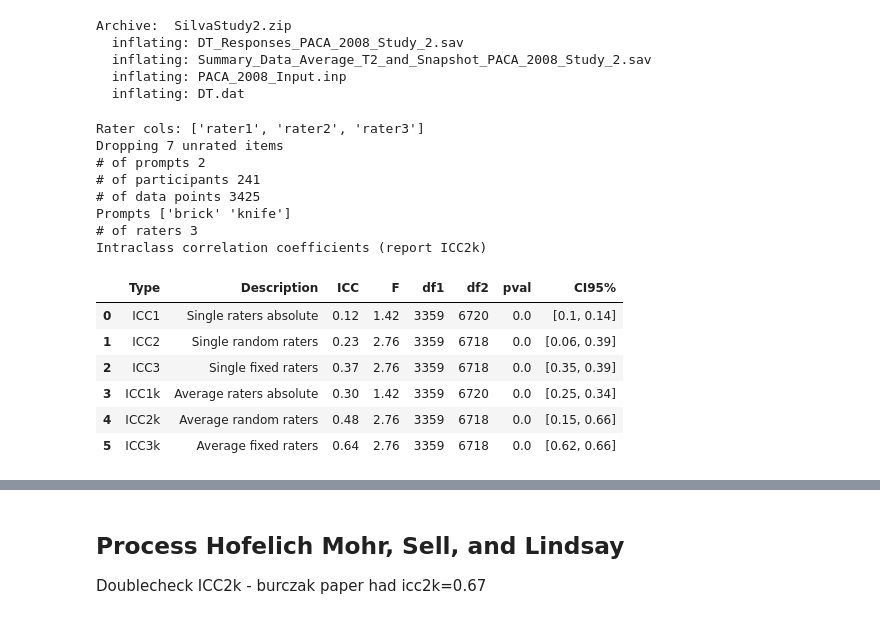
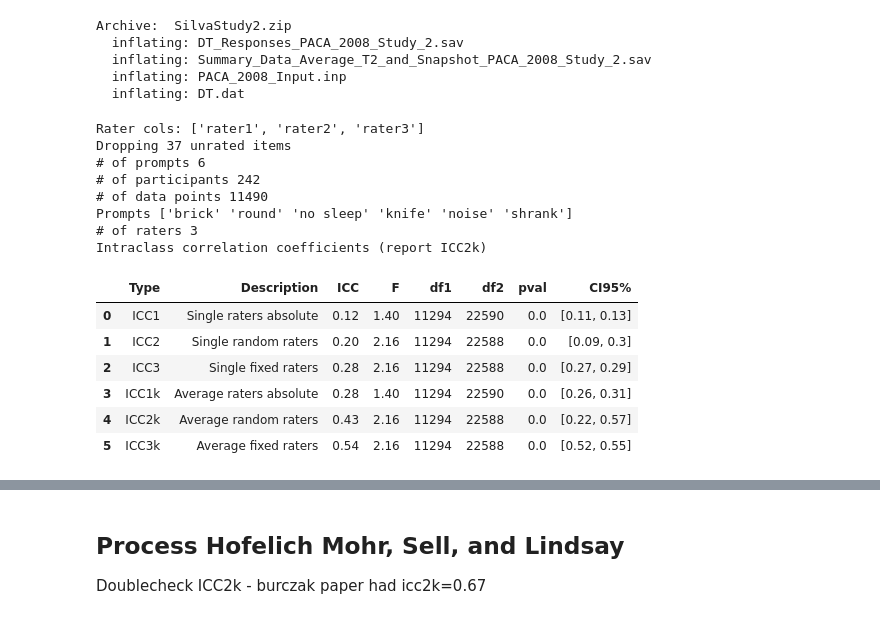
Before and after one commit to massivetexts/llm_aut_study, a Jupyter notebook: notebooks/Process_AUT_GT.ipynb, the cells around one changed output, grey strips where cells are left out. Drawn from its saved outputs; the diff is of its cells as text; code cells hidden in the pictures.

```diff
--- a/notebooks/Process_AUT_GT.ipynb
+++ b/notebooks/Process_AUT_GT.ipynb
@@ -166,0 +211,9 @@ Intraclass correlation coefficients (report ICC2k)
+# %%
+src = 'hass17'
+all_ratings = []
+for sheet, prompt in [('br_exp1', 'brick'),('br_exp2', 'brick'),('bot_exp1', 'bottle'),('bot_exp2', 'bottle')]:
+    data = pd.read_excel('hass17.xslx', sheet_name=sheet) #.rename(columns={'subject':'participant','response_order':'response_num'})
+    data['prompt'] = prompt
+    all_ratings.append(data)
+hassratings = pd.concat(all_ratings).rename(columns={'response':'cleaned'})
+participants = pd.concat([pd.read_excel('hass17responses1.xslx'), pd.read_excel('hass17responses2.xslx')])
@@ -191,39 +276,40 @@ Archive:  SilvaStudy2.zip
 # %%
 src = 'setal08'
 promptref = ['brick', 'round', 'no sleep', 'knife', 'noise', 'shrank']
 qref = ["What is a surprising use for a BRICK?",
-        "What are surprising things that are ROUND?",
-        "What are surprising consequences if people needed NO SLEEP?",
+        "What is a surprising thing that is ROUND?",
+        "What would be a surprising consequence if PEOPLE NEEDED NO SLEEP?",
         "What is a surprising use for a KNIFE?",
-        "What are surprising things that make a NOISE?",
-        "What are surprising consequences if everyone SHRANK to 12 inches tall?"]
+        "What is a surprising thing that makes a NOISE?",
+        "What would be a surprising consequence if EVERYONE SHRANK TO 12 INCHES TALL?"]
+typeref = ['uses', 'instances', 'consequences', 'uses', 'instances', 'consequences']
 qref_dict = dict(zip(promptref, qref))
 
 df, meta = pyreadstat.read_sav('/content/DT_Responses_PACA_2008_Study_2.sav')
 df = df.rename(columns={'subject':'participant', 'order':'response_num'})
 df['prompt'] = df.task.apply(lambda x: promptref[int(x)-1])
-# Focus only on AUT task
-df = df[df.prompt.isin(['brick', 'knife'])]
+df['type'] = df.task.apply(lambda x: typeref[int(x)-1])
 df['participant'] = df['participant'].astype(int)
+df['question'] = df.prompt.apply(lambda x: qref_dict[x])
 # doublecheck - burczak reported ICC2k as 0.48
 df = prep_general(df, src, include_stats=True, return_full=True,
                   include_rater_std=include_rater_std)
-df['question'] = df.prompt.apply(lambda x: qref_dict[x])
+
 datasets[src] = df[returncols]
-datasets[src].sample()
+datasets[src].sample(2)
 # %% [output]
 Rater cols: ['rater1', 'rater2', 'rater3']
-Dropping 7 unrated items
-# of prompts 2
-# of participants 241
-# of data points 3425
-Prompts ['brick' 'knife']
+Dropping 37 unrated items
+# of prompts 6
+# of participants 242
+# of data points 11490
+Prompts ['brick' 'round' 'no sleep' 'knife' 'noise' 'shrank']
 # of raters 3
 Intraclass correlation coefficients (report ICC2k)
 |  | Type | Description | ICC | F | df1 | df2 | pval | CI95% |
-| 0 | ICC1 | Single raters absolute | 0.12 | 1.42 | 3359 | 6720 | 0.0 | [0.1, 0.14] |
-| 1 | ICC2 | Single random raters | 0.23 | 2.76 | 3359 | 6718 | 0.0 | [0.06, 0.39] |
-| 2 | ICC3 | Single fixed raters | 0.37 | 2.76 | 3359 | 6718 | 0.0 | [0.35, 0.39] |
-| 3 | ICC1k | Average raters absolute | 0.30 | 1.42 | 3359 | 6720 | 0.0 | [0.25, 0.34] |
-| 4 | ICC2k | Average random raters | 0.48 | 2.76 | 3359 | 6718 | 0.0 | [0.15, 0.66] |
-| 5 | ICC3k | Average fixed raters | 0.64 | 2.76 | 3359 | 6718 | 0.0 | [0.62, 0.66] |
+| 0 | ICC1 | Single raters absolute | 0.12 | 1.40 | 11294 | 22590 | 0.0 | [0.11, 0.13] |
+| 1 | ICC2 | Single random raters | 0.20 | 2.16 | 11294 | 22588 | 0.0 | [0.09, 0.3] |
+| 2 | ICC3 | Single fixed raters | 0.28 | 2.16 | 11294 | 22588 | 0.0 | [0.27, 0.29] |
+| 3 | ICC1k | Average raters absolute | 0.28 | 1.40 | 11294 | 22590 | 0.0 | [0.26, 0.31] |
+| 4 | ICC2k | Average random raters | 0.43 | 2.16 | 11294 | 22588 | 0.0 | [0.22, 0.57] |
+| 5 | ICC3k | Average fixed raters | 0.54 | 2.16 | 11294 | 22588 | 0.0 | [0.52, 0.55] |
```
Also changed, not shown: parts of 27 cells of this notebook.
